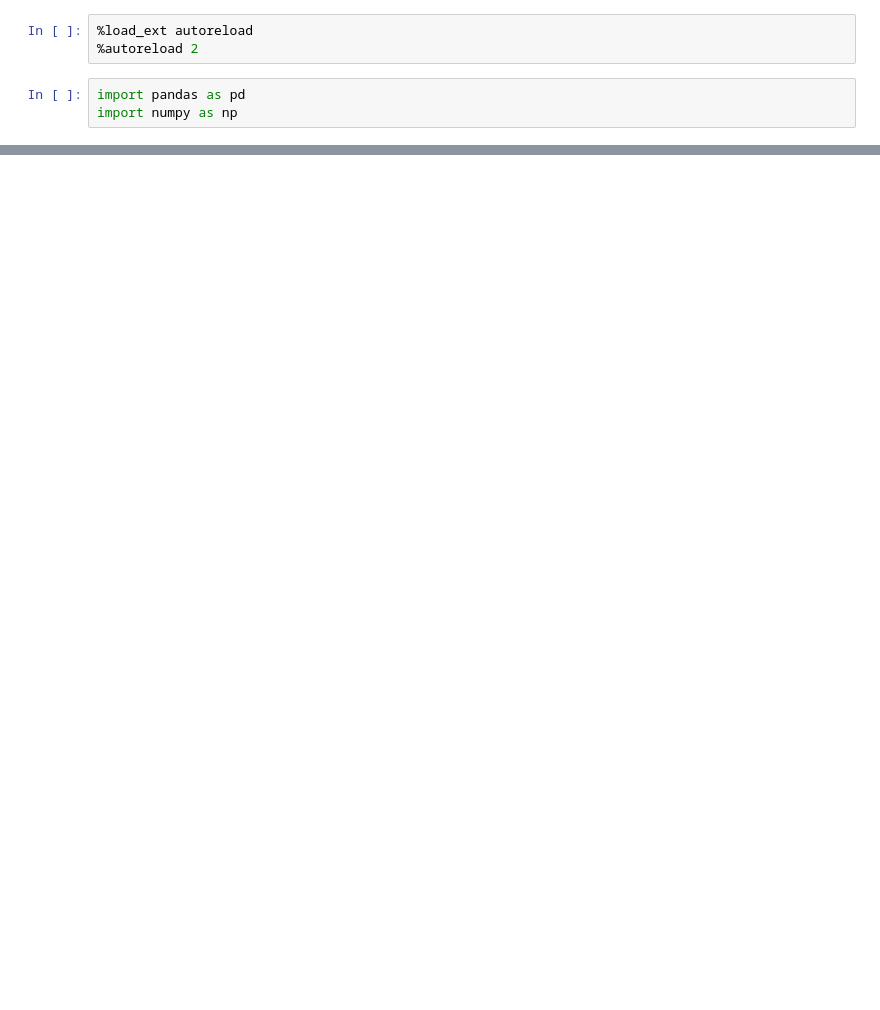
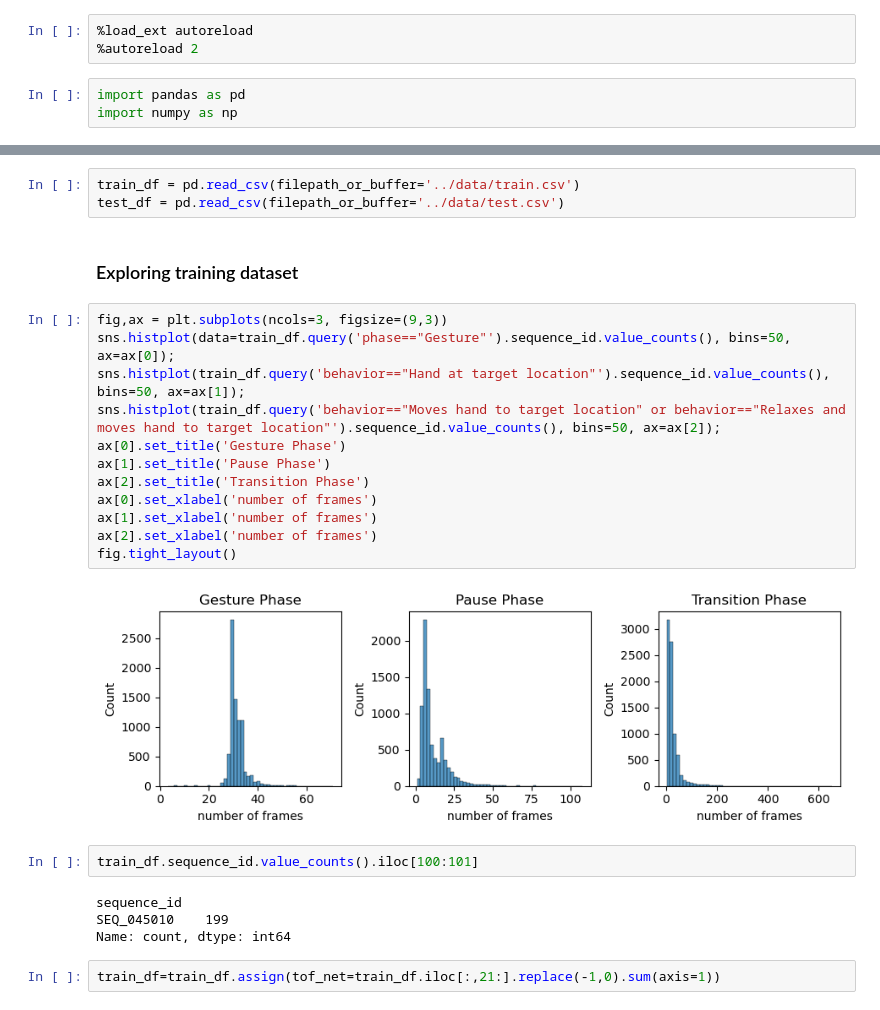
Before and after one commit to iguptasn/kaggle_cmi_bfrb, a Jupyter notebook: notebooks/test_notebook.ipynb, the cells around one changed output, grey strips where cells are left out. Drawn from its saved outputs; the diff is of its cells as text; blank space fills up the shorter version.

Commit message:
data exploration 00

```diff
--- a/notebooks/test_notebook.ipynb
+++ b/notebooks/test_notebook.ipynb
@@ -20,0 +17,27 @@ ModuleNotFoundError: No module named 'kaggle_evaluation'
+# %%
+train_df = pd.read_csv(filepath_or_buffer='../data/train.csv')
+test_df = pd.read_csv(filepath_or_buffer='../data/test.csv')
+# %% [markdown]
+### Exploring training dataset
+# %%
+fig,ax = plt.subplots(ncols=3, figsize=(9,3))
+sns.histplot(data=train_df.query('phase=="Gesture"').sequence_id.value_counts(), bins=50, ax=ax[0]);
+sns.histplot(train_df.query('behavior=="Hand at target location"').sequence_id.value_counts(), bins=50, ax=ax[1]);
+sns.histplot(train_df.query('behavior=="Moves hand to target location" or behavior=="Relaxes and moves hand to target location"').sequence_id.value_counts(), bins=50, ax=ax[2]);
+ax[0].set_title('Gesture Phase')
+ax[1].set_title('Pause Phase')
+ax[2].set_title('Transition Phase')
+ax[0].set_xlabel('number of frames')
+ax[1].set_xlabel('number of frames')
+ax[2].set_xlabel('number of frames')
+fig.tight_layout()
+# %% [output]
+[figure, added]
+# %%
+train_df.sequence_id.value_counts().iloc[100:101]
+# %% [output]
+sequence_id
+SEQ_045010    199
+Name: count, dtype: int64
+# %%
+train_df=train_df.assign(tof_net=train_df.iloc[:,21:].replace(-1,0).sum(axis=1))
```
Also changed, not shown: parts of 3 cells of this notebook, 1 other file.
